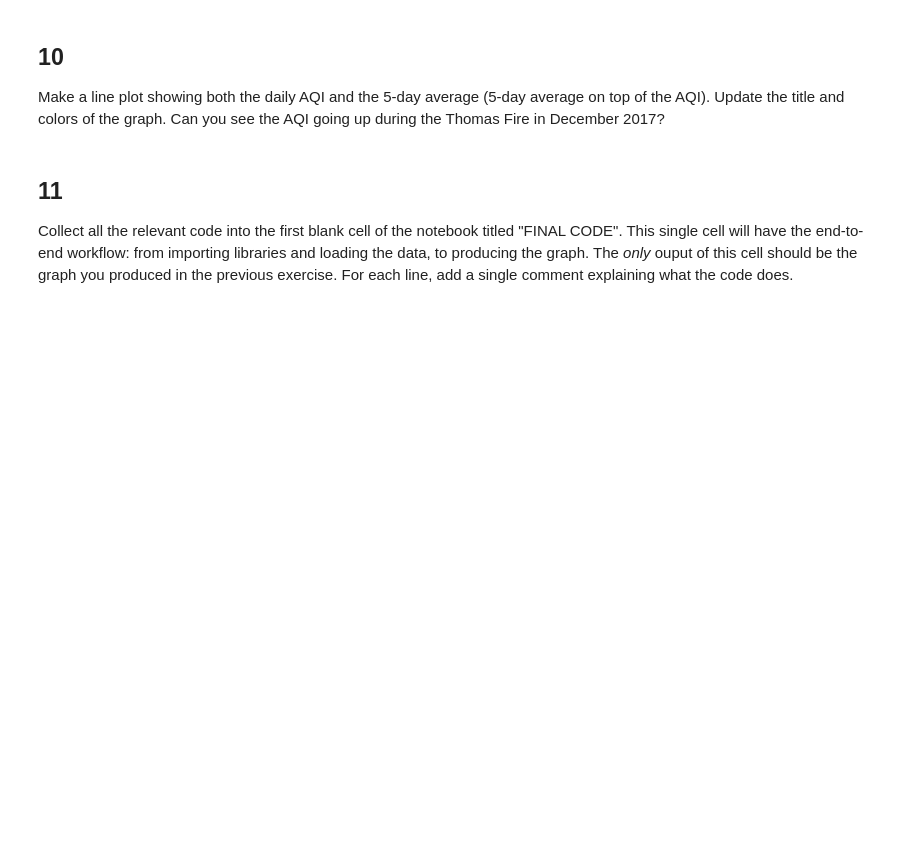
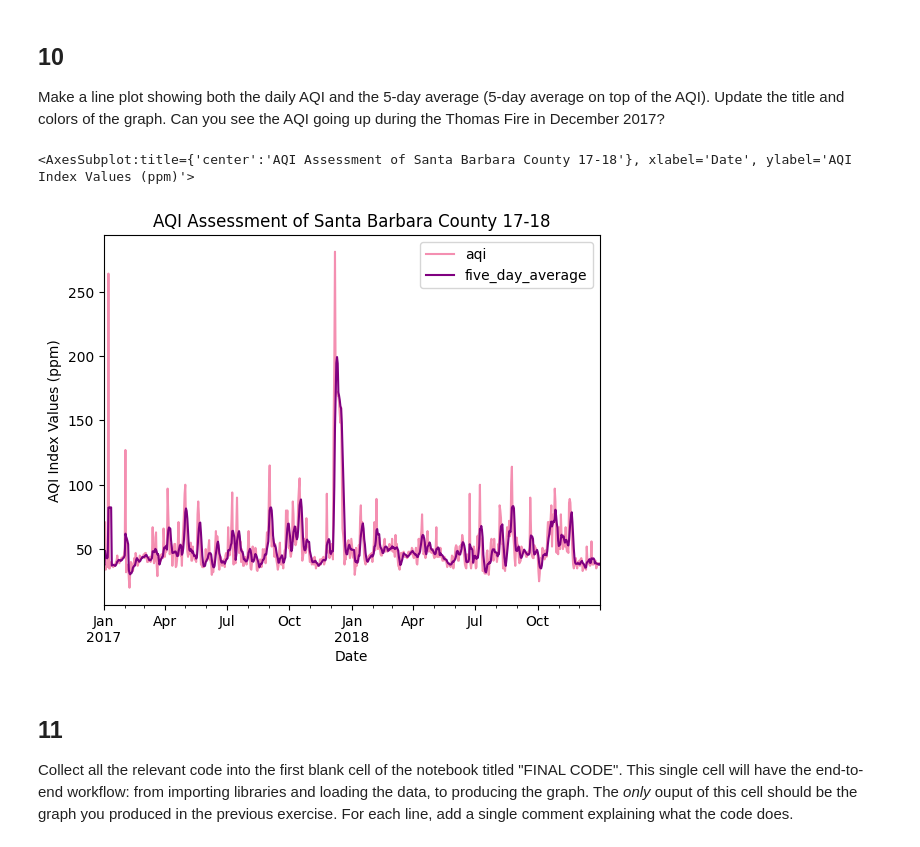
Before and after one commit to saingersoll/eds220-hwk-2, a Jupyter notebook: hwk2-task2-aqi.ipynb, the cells around one changed output. Drawn from its saved outputs; the diff is of its cells as text; code cells hidden in the pictures; blank space fills up the shorter version.

Commit message:
graph

```diff
--- a/hwk2-task2-aqi.ipynb
+++ b/hwk2-task2-aqi.ipynb
@@ -233,3 +246,5 @@ Without creating any new variables, add the mean of the AQI over a 5-day rolling
+# %%
+aqi_sb['five_day_average'] = aqi_sb.aqi.rolling('5D').mean() # creating a single column for the 5D rolling window mean
 # %% [markdown]
 ## 10
 Make a line plot showing both the daily AQI and the 5-day average (5-day average on top of the AQI). Update the title and colors of the graph. Can you see the AQI going up during the Thomas Fire in December 2017?
@@ -238,3 +253,19 @@ Make a line plot showing both the daily AQI and the 5-day average (5-day average
+# %%
+colors = {'aqi':'#F48FB1',
+         'five_day_average':'purple'}
+# %%
+aqi_sb.plot(y = ['aqi','five_day_average'],
+           color = colors,
+            title='AQI Assessment of Santa Barbara County 17-18',
+            xlabel='Date',
+            ylabel='AQI Index Values (ppm)',
+           )
+
+
+# a spike in air pollutants from the Thomas fire is observed between Dec. '17 and Jan '18'
+# %% [output]
+<AxesSubplot:title={'center':'AQI Assessment of Santa Barbara County 17-18'}, xlabel='Date', ylabel='AQI Index Values (ppm)'>
+[figure, added]
 # %% [markdown]
 ## 11
 
```
Also changed, not shown: parts of 5 cells of this notebook.
